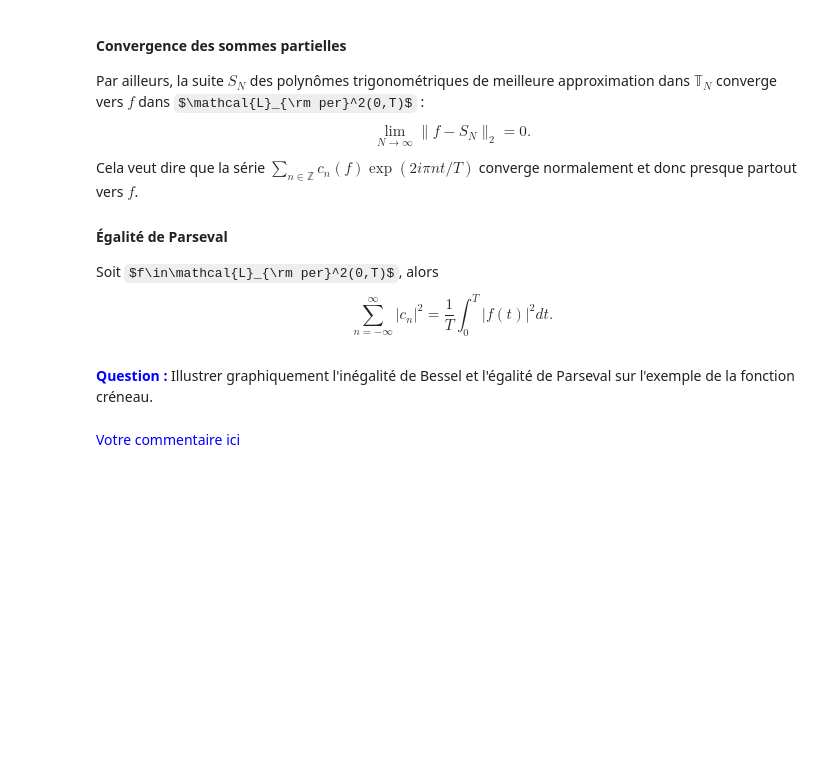
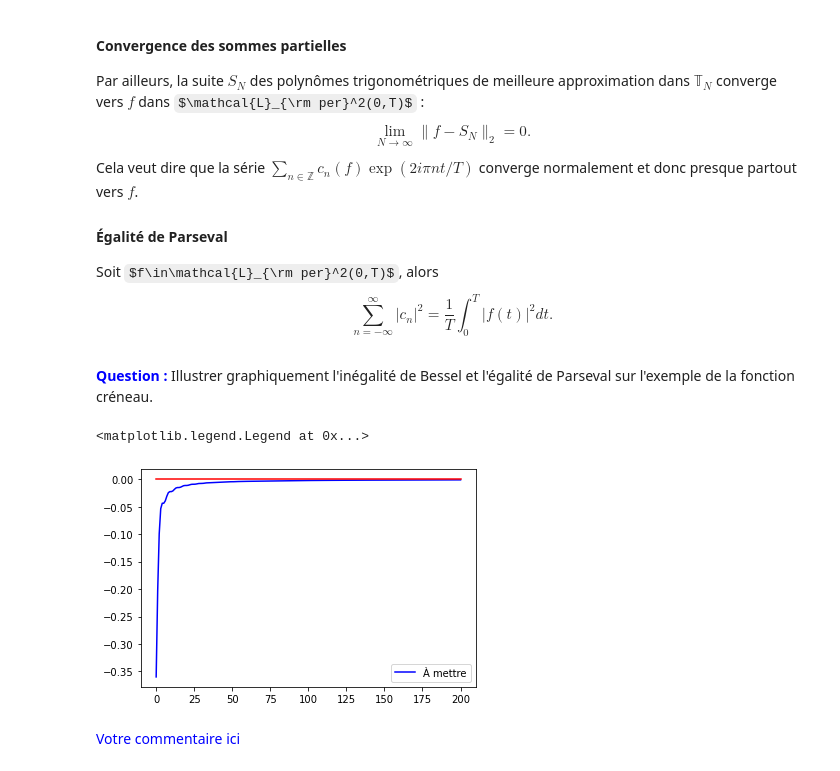
Before and after one commit to IvanSalle/TP_Fourier, a Jupyter notebook: TPFourier2024.ipynb, the cells around one changed output. Saved outputs shown, nothing was run; the diff lists cells and outputs as text; code cells hidden in the pictures; some formulas as TeX source; blank space fills up the shorter version.

```diff
--- a/TPFourier2024.ipynb
+++ b/TPFourier2024.ipynb
@@ -484,3 +540,19 @@ Illustrer graphiquement l'inégalité de Bessel et l'égalité de Parseval sur l
+# %%
+fj = np.array([f(t/50, 0.4, 2, 1.5) for t in range(0,100)])
+diff = np.zeros((201,))
+
+inte = 0.2 * (1.5)**2
+for N in range(201):
+    for i in range(-N,N+1):
+        diff[N] += (calcul_cn(i))**2
+    diff[N] -= inte
+n = np.linspace(0,200,201)
+plt.plot(n, diff, '-b', label="À mettre")
+plt.plot(n, np.zeros((201,)), '-r')
+plt.legend()
+# %% [output]
+<matplotlib.legend.Legend at 0x...>
+[figure, added]
 # %% [markdown]
 <font color = blue>Votre commentaire ici</font>
 # %% [markdown]
```
Also changed, not shown: parts of 17 cells of this notebook.
